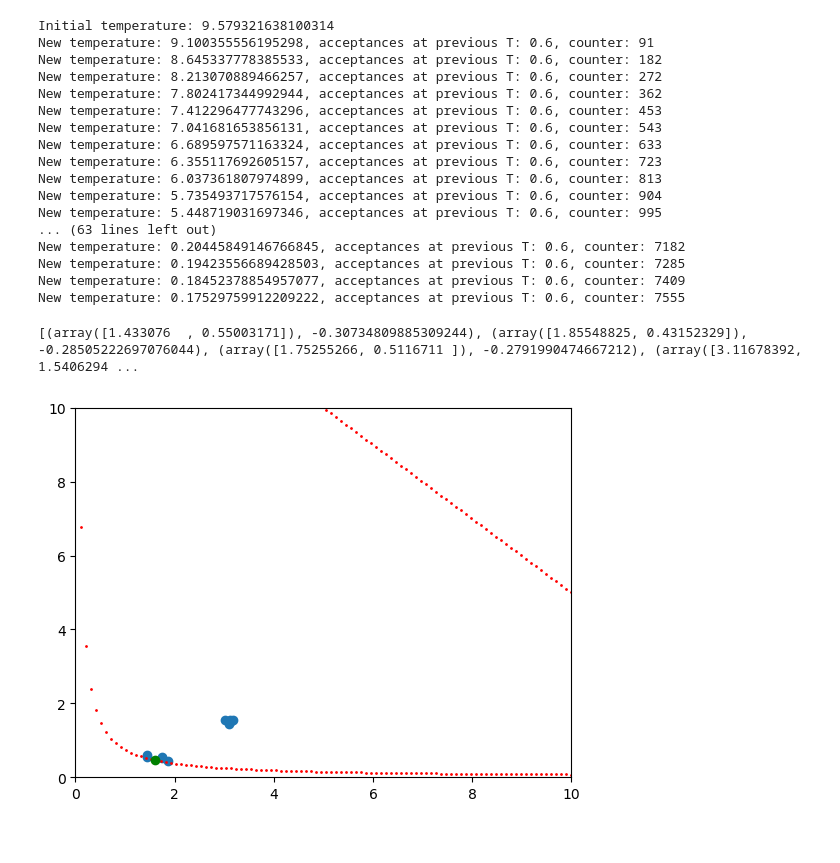
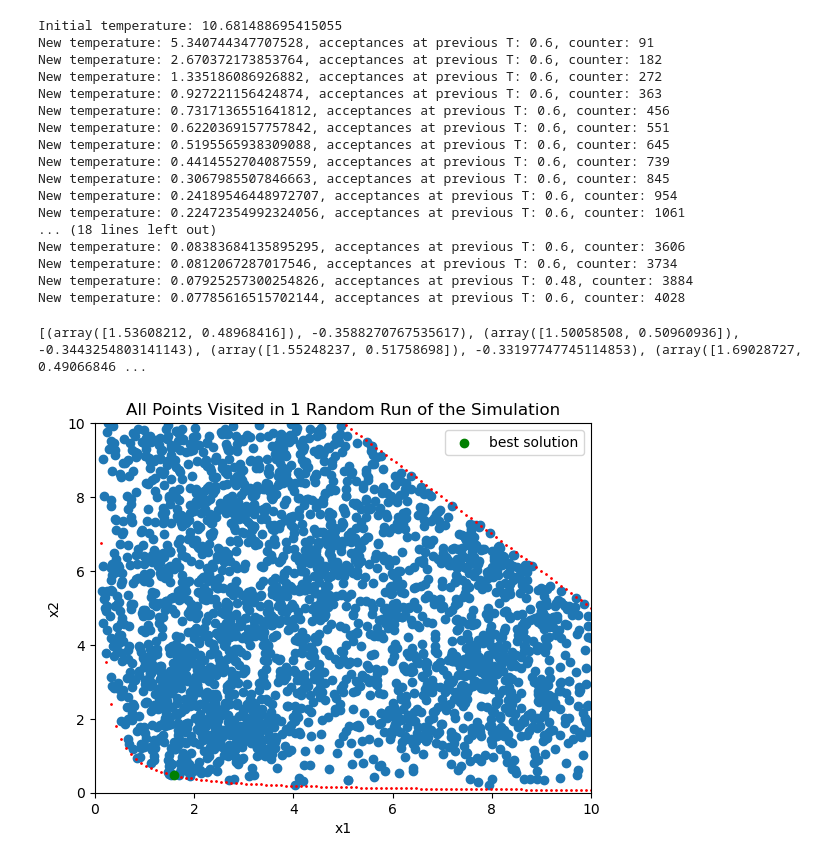
Before and after one commit to sharmashreya2002/pracop2, a Jupyter notebook: simanneal.ipynb, the cells around one changed output. Drawn from its saved outputs; the diff is of its cells as text; code cells hidden in the pictures.

```diff
--- a/simanneal.ipynb
+++ b/simanneal.ipynb
@@ -32,6 +32,10 @@ def update_D(D, R):
     return D
 
 def decrement_temperature(T, alpha):
+    return T*alpha
+
+def decrement_temperature_huang(T, accepted_solutions_at_T):
+    alpha = max(0.5, np.exp(- 0.7 * T / np.std(accepted_solutions_at_T)))
     return T*alpha
 
 def proposal(x, D, rng): ## Parks 1991
@@ -118,6 +122,7 @@ def main(x0, Lk, rng):
     unchanged_threshold = 3000
     while counter < max_iter and unchanged_counter < unchanged_threshold:
         acceptances_at_T = 0
+        accepted_solutions_at_T = []
         for i in range(Lk):
             x_new, u = proposal(x_prev, Din, rng)
             counter += 1
@@ -127,6 +132,7 @@ def main(x0, Lk, rng):
                 x_prev = x_new
                 acceptances_at_T += 1
                 accepted_solutions.append(x_new)
+                accepted_solutions_at_T.append(x_new)
                 D = update_D(D, R)
                 archive, unchanged_counter = archive_function(x_new, archive, unchanged_counter)
             else:
@@ -136,13 +142,15 @@ def main(x0, Lk, rng):
                     x_prev = x_new
                     acceptances_at_T += 1
                     accepted_solutions.append(x_new)
+                    accepted_solutions_at_T.append(x_new)
                     D = update_D(D, R)
                     archive, unchanged_counter = archive_function(x_new, archive, unchanged_counter)
                 else:
                     unchanged_counter += 1
             if acceptances_at_T / Lk >= 0.6:
                 break
-        T = decrement_temperature(T, alpha)
+        # T = decrement_temperature(T, alpha)
+        T = decrement_temperature_huang(T, accepted_solutions_at_T)
         print(f"New temperature: {T}, acceptances at previous T: {acceptances_at_T/ Lk}, counter: {counter}")
     return accepted_solutions, archive
 # %%
@@ -154,27 +162,27 @@ while True:
             break
 accepted_solutions, archive = main(x, 150, rng1)
 # %% [output]
-Initial temperature: 9.579321638100314
-New temperature: 9.100355556195298, acceptances at previous T: 0.6, counter: 91
-New temperature: 8.645337778385533, acceptances at previous T: 0.6, counter: 182
-New temperature: 8.213070889466257, acceptances at previous T: 0.6, counter: 272
-New temperature: 7.802417344992944, acceptances at previous T: 0.6, counter: 362
-New temperature: 7.412296477743296, acceptances at previous T: 0.6, counter: 453
-New temperature: 7.041681653856131, acceptances at previous T: 0.6, counter: 543
-New temperature: 6.689597571163324, acceptances at previous T: 0.6, counter: 633
-New temperature: 6.355117692605157, acceptances at previous T: 0.6, counter: 723
-New temperature: 6.037361807974899, acceptances at previous T: 0.6, counter: 813
-New temperature: 5.735493717576154, acceptances at previous T: 0.6, counter: 904
-New temperature: 5.448719031697346, acceptances at previous T: 0.6, counter: 995
-... (63 lines left out)
-New temperature: 0.20445849146766845, acceptances at previous T: 0.6, counter: 7182
-New temperature: 0.19423556689428503, acceptances at previous T: 0.6, counter: 7285
-New temperature: 0.18452378854957077, acceptances at previous T: 0.6, counter: 7409
-New temperature: 0.17529759912209222, acceptances at previous T: 0.6, counter: 7555
+Initial temperature: 10.681488695415055
+New temperature: 5.340744347707528, acceptances at previous T: 0.6, counter: 91
+New temperature: 2.670372173853764, acceptances at previous T: 0.6, counter: 182
+New temperature: 1.335186086926882, acceptances at previous T: 0.6, counter: 272
+New temperature: 0.927221156424874, acceptances at previous T: 0.6, counter: 363
+New temperature: 0.7317136551641812, acceptances at previous T: 0.6, counter: 456
+New temperature: 0.6220369157757842, acceptances at previous T: 0.6, counter: 551
+New temperature: 0.5195565938309088, acceptances at previous T: 0.6, counter: 645
+New temperature: 0.4414552704087559, acceptances at previous T: 0.6, counter: 739
+New temperature: 0.3067985507846663, acceptances at previous T: 0.6, counter: 845
+New temperature: 0.24189546448972707, acceptances at previous T: 0.6, counter: 954
+New temperature: 0.22472354992324056, acceptances at previous T: 0.6, counter: 1061
+... (18 lines left out)
+New temperature: 0.08383684135895295, acceptances at previous T: 0.6, counter: 3606
+New temperature: 0.0812067287017546, acceptances at previous T: 0.6, counter: 3734
+New temperature: 0.07925257300254826, acceptances at previous T: 0.48, counter: 3884
+New temperature: 0.07785616515702144, acceptances at previous T: 0.6, counter: 4028
 # %%
 print(archive)
 # %% [output]
-[(array([1.433076  , 0.55003171]), -0.30734809885309244), (array([1.85548825, 0.43152329]), -0.28505222697076044), (array([1.75255266, 0.5116711 ]), -0.2791990474667212), (array([3.11678392, 1.5406294 ...
+[(array([1.53608212, 0.48968416]), -0.3588270767535617), (array([1.50058508, 0.50960936]), -0.3443254803141143), (array([1.55248237, 0.51758698]), -0.33197747745114853), (array([1.69028727, 0.49066846 ...
 # %%
 x1 = [t[0][0] for t in archive]
 x2 = [t[0][1] for t in archive]
@@ -192,5 +200,26 @@ plt.scatter(global_minx, global_miny, c='green')
 plt.ylim(0, 10)
 plt.xlim(0, 10)
 plt.show()
-# %% [output]
-[figure, removed]
+# %%
+x1 = [t[0] for t in accepted_solutions]
+x2 = [t[1] for t in accepted_solutions]
+x = np.linspace(0.01, 10, 100)
+y = 15 - x
+
+y2 = 0.75 / x
+global_minx = [1.60086044]
+global_miny = [0.468498055]
+import matplotlib.pyplot as plt
+plt.scatter(x1, x2)
+plt.scatter(x, y, c='red', s = 1)
+plt.scatter(x, y2, c='red', s = 1)
+plt.scatter(global_minx, global_miny, c='green', label = 'best solution')
+plt.title('All Points Visited in 1 Random Run of the Simulation')
+plt.xlabel('x1')
+plt.ylabel('x2')
+plt.ylim(0, 10)
+plt.xlim(0, 10)
+plt.legend()
+plt.show()
+# %% [output]
+[figure, added]
```
Also changed, not shown: parts of 3 cells of this notebook, 2 other files.
